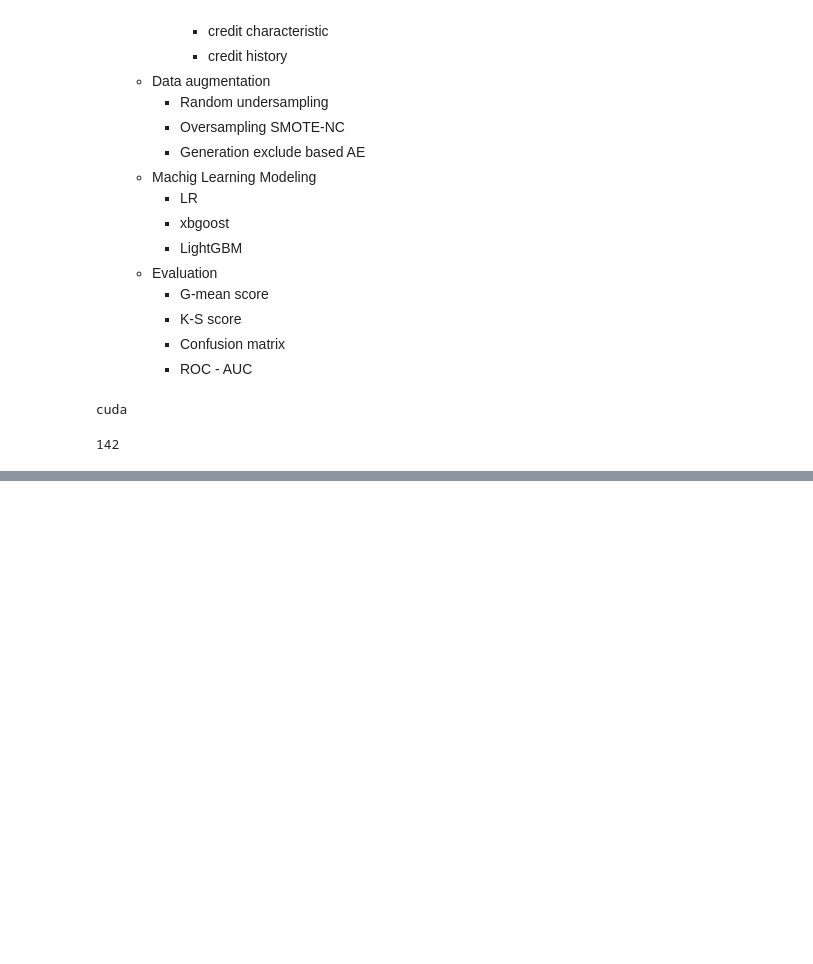
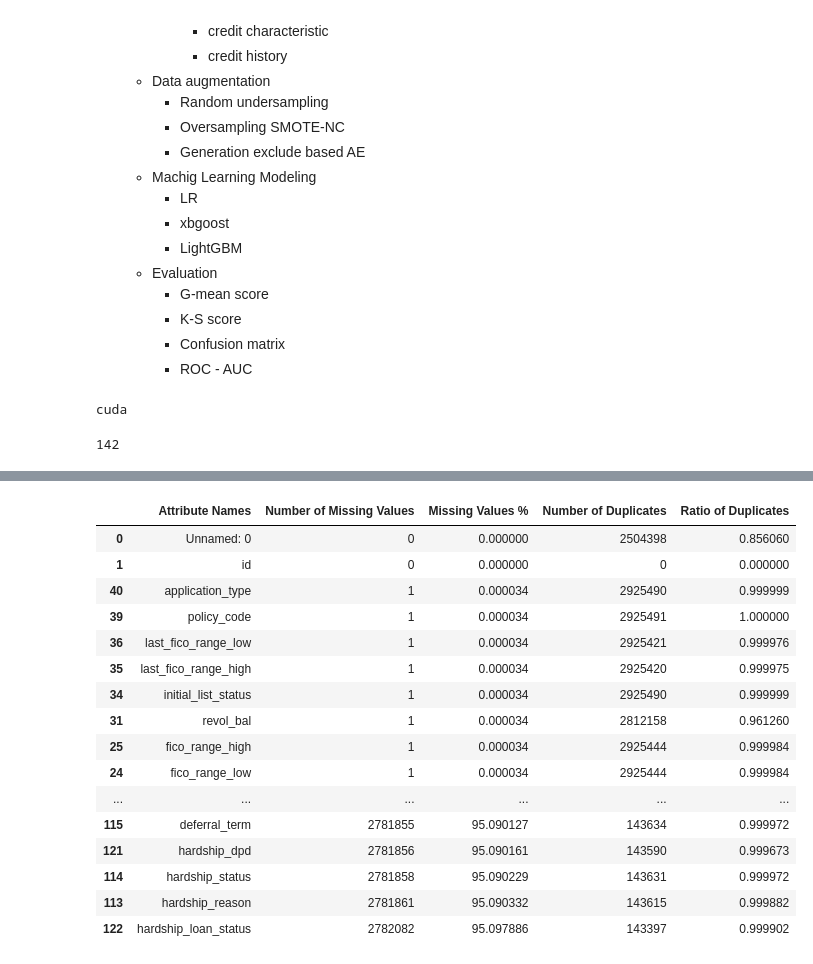
Before and after one commit to Seungminin/Data_Analysis_lending-club, a Jupyter notebook: Paper_code/Data_source.ipynb, the cells around one changed output, grey strips where cells are left out. Cells and saved outputs as stored; diff of their text form; code cells hidden in the pictures; blank space fills up the shorter version.

```diff
--- a/Paper_code/Data_source.ipynb
+++ b/Paper_code/Data_source.ipynb
@@ -66,0 +205,8 @@ len(data.columns)
+# %%
+## 시간 데이터 확인
+to_data_features = ["earliest_cr_line",\
+                    "sec_app_earliest_cr_line", "hardship_start_date",\
+                    "hardship_end_date", "payment_plan_start_date"]
+
+
+display(data[to_data_features].head(10))
@@ -66,0 +261,56 @@ len(data.columns)
+# %%
+# Analyzing the numerical data generally
+number_of_missing_values = {}
+percentage_of_missing_values = {}
+number_of_duplicate_elements = {}
+ratio_of_duplicates = {}
+
+# Check columns
+columns_name_to_check = data.columns
+columns_name_to_check = columns_name_to_check.drop("loan_status")
+
+# Calculating
+for name in columns_name_to_check:
+    number_of_nulls = data[name].isnull().sum()
+    number_of_missing_values[name] = number_of_nulls
+    percentage_of_missing_values[name] = (number_of_nulls/len(data[name]))*100
+
+for name in columns_name_to_check:
+    number_of_duplicate_elements[name] = (data[name].count() - data[name].nunique())
+
+for name in columns_name_to_check:
+    ratio_of_duplicates[name] = number_of_duplicate_elements[name]/data[name].count()
+
+# Restructuring the Gathered Information
+reassemble_data = {
+                  "Attribute Names" : list(ratio_of_duplicates.keys()),
+                  "Number of Missing Values" : list(number_of_missing_values.values()),
+                  "Missing Values %" : list(percentage_of_missing_values.values()),
+                  "Number of Duplicates" : list(number_of_duplicate_elements.values()),
+                  "Ratio of Duplicates" : list(ratio_of_duplicates.values())
+                  }
+
+statistics_about_data =  pd.DataFrame(reassemble_data)
+
+# Visualizing the Data
+statistics_sorted = statistics_about_data.sort_values(by = 'Missing Values %')
+statistics_sorted.style.set_properties(subset=['Attribute Names'], **{'font-weight': 'bold'})\
+.background_gradient(axis=0) #subset='Number of Duplicates')
+# %% [output]
+|  | Attribute Names | Number of Missing Values | Missing Values % | Number of Duplicates | Ratio of Duplicates |
+| 0 | Unnamed: 0 | 0 | 0.000000 | 2504398 | 0.856060 |
+| 1 | id | 0 | 0.000000 | 0 | 0.000000 |
+| 40 | application_type | 1 | 0.000034 | 2925490 | 0.999999 |
+| 39 | policy_code | 1 | 0.000034 | 2925491 | 1.000000 |
+| 36 | last_fico_range_low | 1 | 0.000034 | 2925421 | 0.999976 |
+| 35 | last_fico_range_high | 1 | 0.000034 | 2925420 | 0.999975 |
+| 34 | initial_list_status | 1 | 0.000034 | 2925490 | 0.999999 |
+| 31 | revol_bal | 1 | 0.000034 | 2812158 | 0.961260 |
+| 25 | fico_range_high | 1 | 0.000034 | 2925444 | 0.999984 |
+| 24 | fico_range_low | 1 | 0.000034 | 2925444 | 0.999984 |
+| ... | ... | ... | ... | ... | ... |
+| 115 | deferral_term | 2781855 | 95.090127 | 143634 | 0.999972 |
+| 121 | hardship_dpd | 2781856 | 95.090161 | 143590 | 0.999673 |
+| 114 | hardship_status | 2781858 | 95.090229 | 143631 | 0.999972 |
+| 113 | hardship_reason | 2781861 | 95.090332 | 143615 | 0.999882 |
+| 122 | hardship_loan_status | 2782082 | 95.097886 | 143397 | 0.999902 |
```
Also changed, not shown: parts of 35 cells of this notebook.
